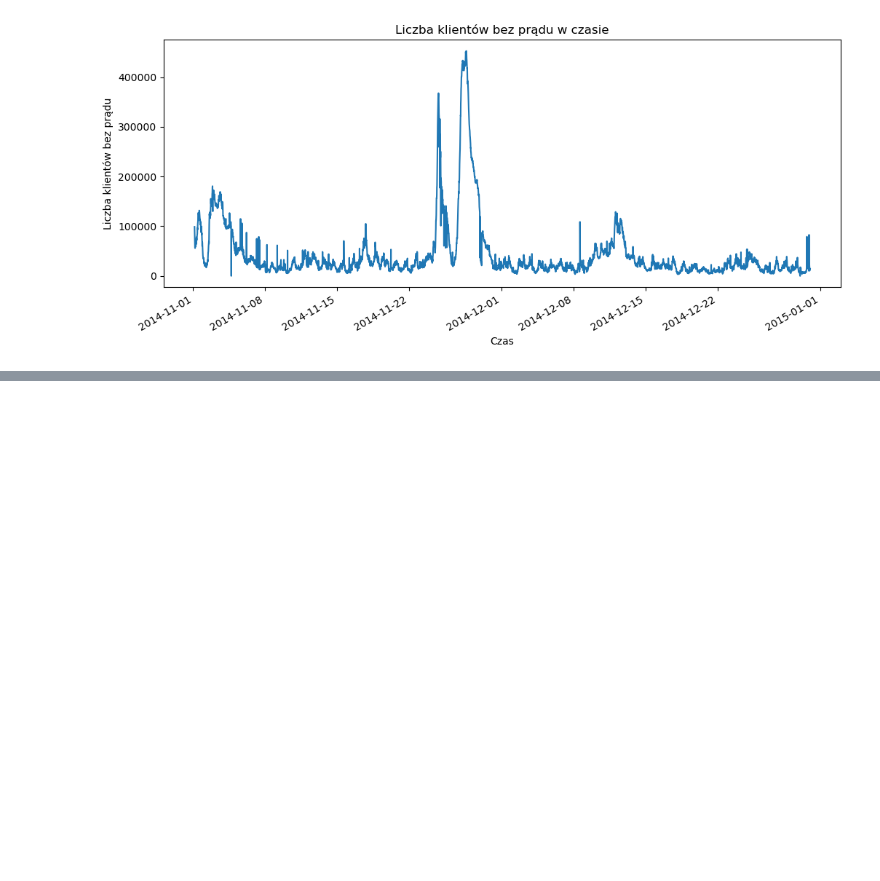
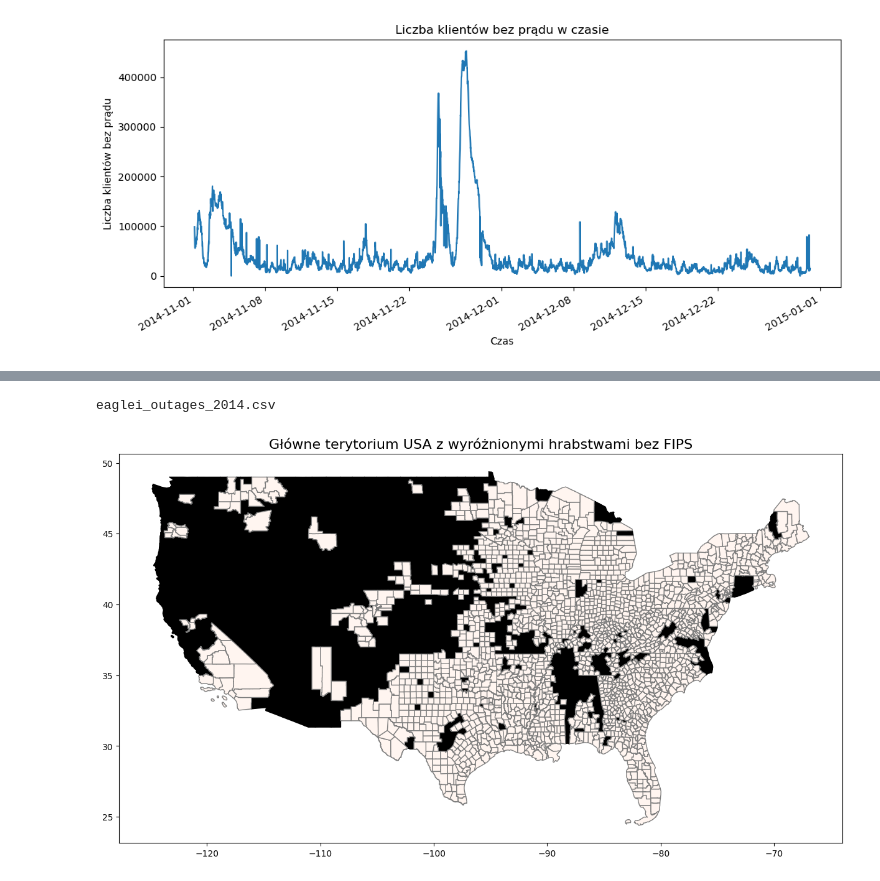
Before and after one commit to kwiatkowskaa/PowerOutage_Prediction, a Jupyter notebook: notebooks/01_data_preprocessing.ipynb, the cells around one changed output, grey strips where cells are left out. Cells and saved outputs as stored; diff of their text form; code cells hidden in the pictures; blank space fills up the shorter version.

```diff
--- a/notebooks/01_data_preprocessing.ipynb
+++ b/notebooks/01_data_preprocessing.ipynb
@@ -78,0 +329,5 @@ Liczba hrabstw bez danych: 3234
+# %%
+missingCountyMap(2014)
+# %% [output]
+eaglei_outages_2014.csv
+[figure, added]
```
Also changed, not shown: parts of 10 cells of this notebook.
